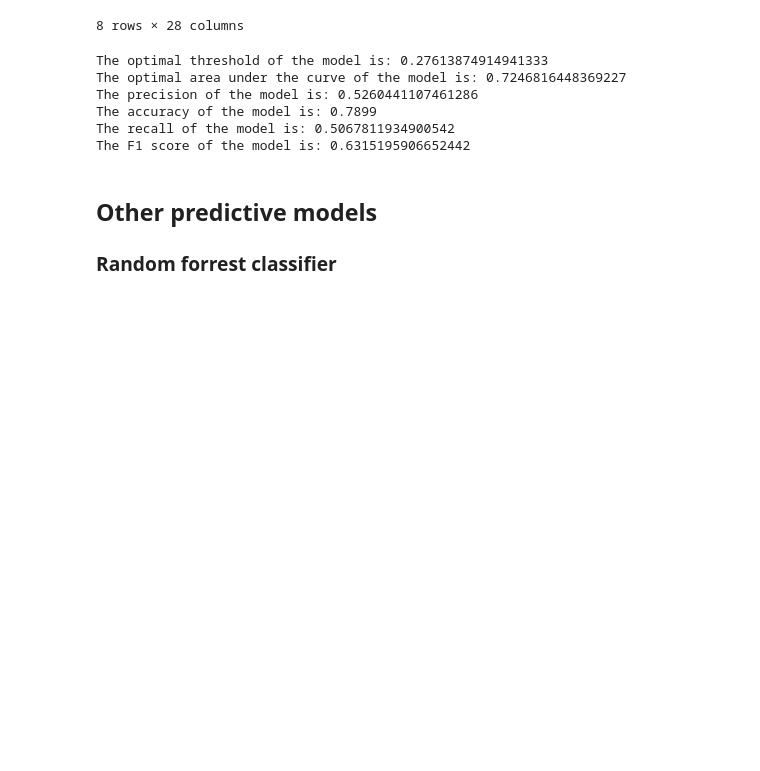
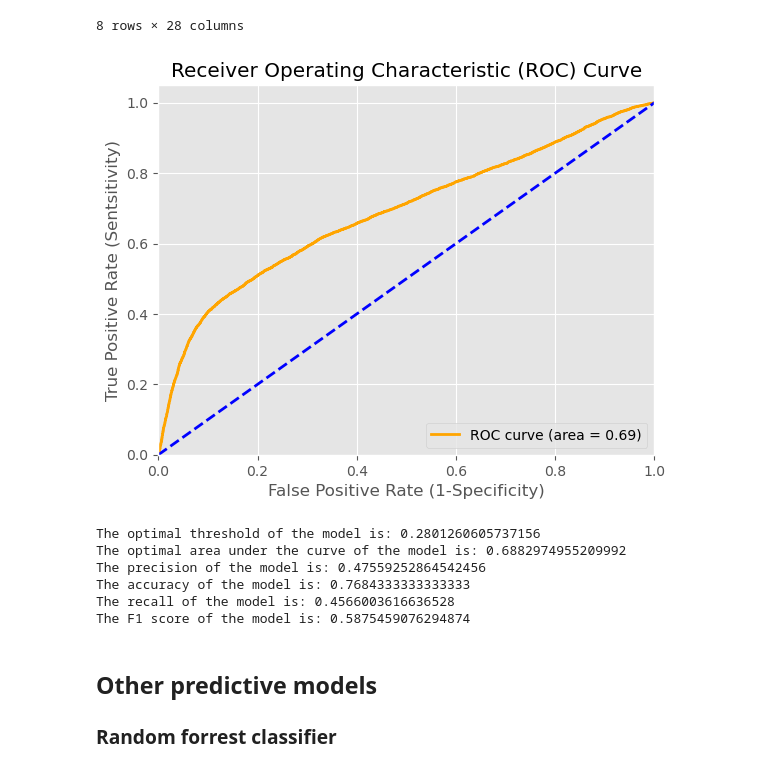
Before and after one commit to franciscpitthan/Methods_Quant_Fin, a Jupyter notebook: Example - Credit Card Default - Keggle/Default_Prediction.ipynb, the cells around one changed output. Cells and saved outputs as stored; diff of their text form; code cells hidden in the pictures; blank space fills up the shorter version.

```diff
--- a/Example - Credit Card Default - Keggle/Default_Prediction.ipynb
+++ b/Example - Credit Card Default - Keggle/Default_Prediction.ipynb
@@ -317,43 +336,59 @@ data_df.describe()
 # %%
 #Load scikit learn functions to evaluate precision of the model
 from sklearn.metrics import roc_auc_score, roc_curve
 from sklearn.metrics import precision_score, accuracy_score, recall_score
 
 # Compute ROC curve and area under the curve
 # The Receiver Operating Characteristic (ROC) is a curve accounting for sensitive and 1-specificity
 #Here fpr is the false positive rate (i.e. the rate of attributing default to individuals paying on time)
 #Here tpr is the true positive rate or recall (true positive/(true positive+false negative))
-fpr, tpr, thresholds = roc_curve(data_df['default.payment.next.month'], data_df['y_fitted'])
-roc_auc = roc_auc_score(data_df['default.payment.next.month'], data_df['y_fitted'])
+fpr, tpr, thresholds = roc_curve(data_df_standard['default.payment.next.month'], data_df_standard['y_fitted'])
+roc_auc = roc_auc_score(data_df_standard['default.payment.next.month'], data_df_standard['y_fitted'])
 
 # Find the optimal cutoff threshold that maximizes the area under the curve
 optimal_idx = np.argmax(tpr - fpr)
 optimal_threshold = thresholds[optimal_idx]
 
+
+#Plot ROC
+plt.figure()
+plt.plot(fpr, tpr, color='orange', lw=2, label=f'ROC curve (area = {roc_auc:.2f})')
+plt.plot([0, 1], [0, 1], color='blue', lw=2, linestyle='--') #45 degree line
+plt.xlim([0.0, 1.0])
+plt.ylim([0.0, 1.05])
+plt.xlabel('False Positive Rate (1-Specificity)')
+plt.ylabel('True Positive Rate (Sentsitivity)')
+plt.title('Receiver Operating Characteristic (ROC) Curve')
+plt.legend(loc="lower right")
+plt.show()
+
+
+
 # Define y_cutoff based on the optimal threshold
-data_df['default_predicted'] = (data_df['y_fitted'] >= optimal_threshold).astype(int)
+data_df_standard['default_predicted'] = (data_df_standard['y_fitted'] >= optimal_threshold).astype(int)
 
 print("The optimal threshold of the model is: " +str(optimal_threshold))
 print("The optimal area under the curve of the model is: " +str(roc_auc))
 
 
-precision = precision_score(data_df['default.payment.next.month'], data_df['default_predicted'])
-accuracy = accuracy_score(data_df['default.payment.next.month'], data_df['default_predicted'])
-recall = recall_score(data_df['default.payment.next.month'], data_df['default_predicted'])
+precision = precision_score(data_df_standard['default.payment.next.month'], data_df_standard['default_predicted'])
+accuracy = accuracy_score(data_df_standard['default.payment.next.month'], data_df_standard['default_predicted'])
+recall = recall_score(data_df_standard['default.payment.next.month'], data_df_standard['default_predicted'])
 F1 = 2*(accuracy*precision)/(accuracy+precision)
 
 
 print("The precision of the model is: " +str(precision))
 print("The accuracy of the model is: " +str(accuracy))
 print("The recall of the model is: " +str(recall))
 print("The F1 score of the model is: " +str(F1))
 # %% [output]
+[figure, added]
-The optimal threshold of the model is: 0.27613874914941333
-The optimal area under the curve of the model is: 0.7246816448369227
-The precision of the model is: 0.5260441107461286
-The accuracy of the model is: 0.7899
-The recall of the model is: 0.5067811934900542
-The F1 score of the model is: 0.6315195906652442
+The optimal threshold of the model is: 0.2801260605737156
+The optimal area under the curve of the model is: 0.6882974955209992
+The precision of the model is: 0.47559252864542456
+The accuracy of the model is: 0.7684333333333333
+The recall of the model is: 0.4566003616636528
+The F1 score of the model is: 0.5875459076294874
 # %% [markdown]
 
 ## Other predictive models
```
Also changed, not shown: parts of 6 cells of this notebook.
